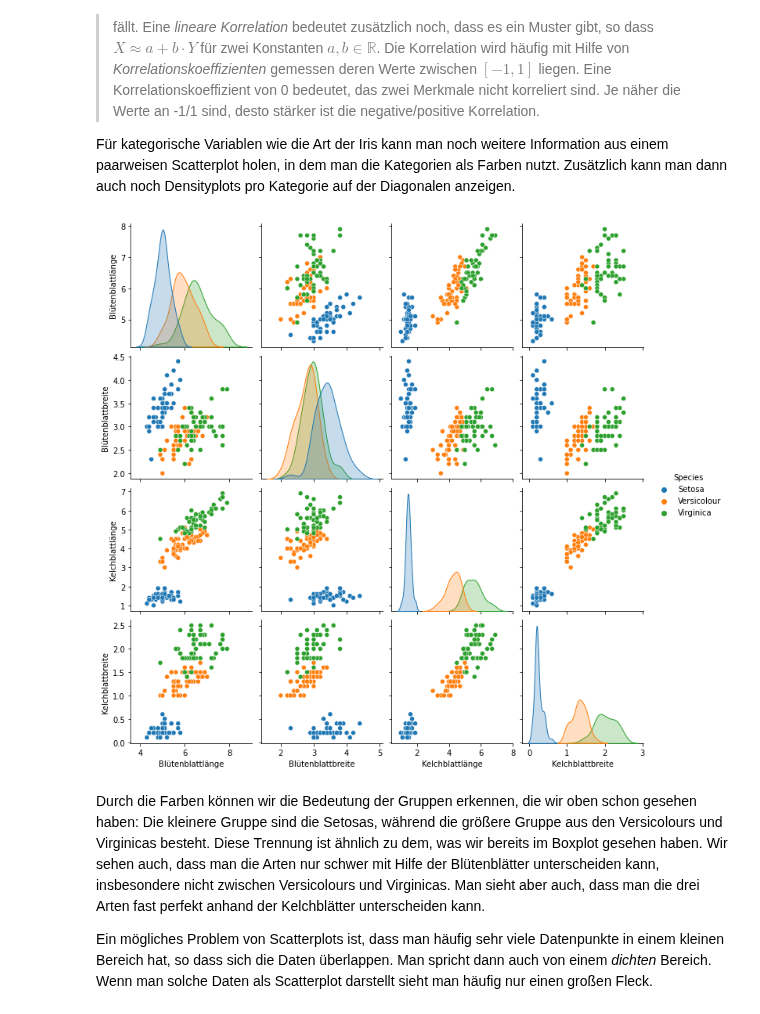
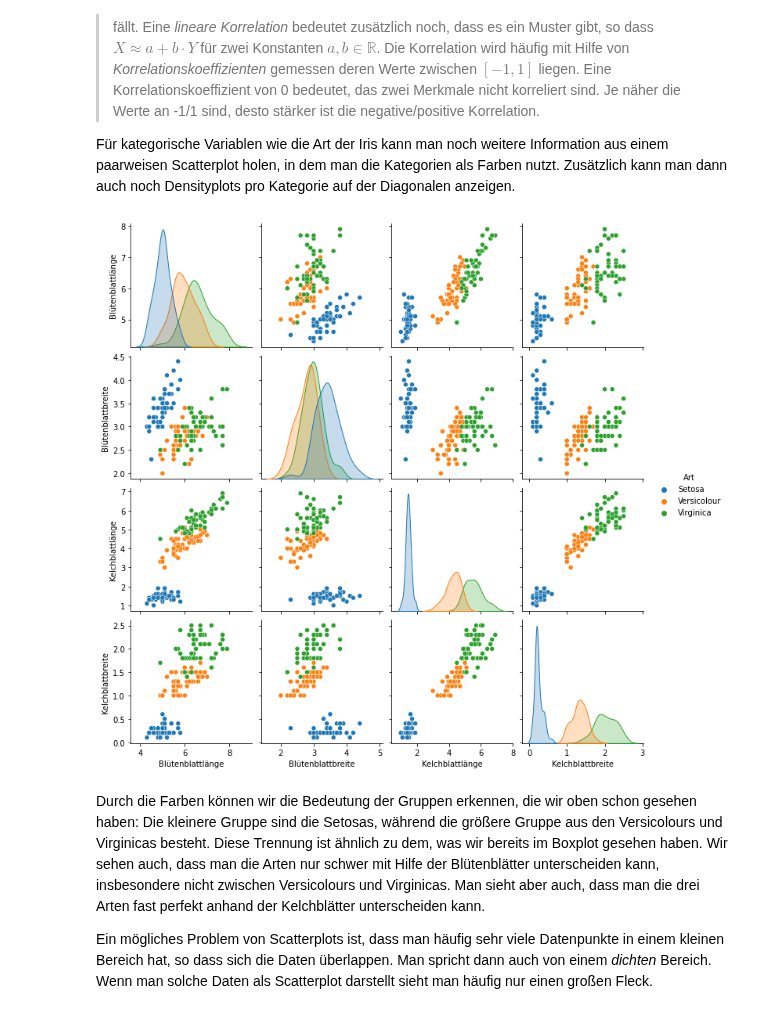
Before and after one commit to sherbold/data-science-crashkurs, a Jupyter notebook: content/chapters/kapitel_03.ipynb, the cells around one changed output. Drawn from its saved outputs; the diff is of its cells as text; code cells hidden in the pictures.

```diff
--- a/content/chapters/kapitel_03.ipynb
+++ b/content/chapters/kapitel_03.ipynb
@@ -567,12 +567,12 @@ Für kategorische Variablen wie die Art der Iris kann man noch weitere Informati
 # %%
 iris_df['Art'] = iris.target
 iris_df.loc[iris_df['Art']==0, 'Art'] = 'Setosa'
 iris_df.loc[iris_df['Art']==1, 'Art'] = 'Versicolour'
 iris_df.loc[iris_df['Art']==2, 'Art'] = 'Virginica'
-sns.pairplot(iris_df, hue='Species')
+sns.pairplot(iris_df, hue='Art')
 plt.show()
 # %% [output]
-[figure, old version]
+[figure, new version]
 # %% [markdown]
 Durch die Farben können wir die Bedeutung der Gruppen erkennen, die wir oben schon gesehen haben: Die kleinere Gruppe sind die Setosas, während die größere Gruppe aus den Versicolours und Virginicas besteht. Diese Trennung ist ähnlich zu dem, was wir bereits im Boxplot gesehen haben. Wir sehen auch, dass man die Arten nur schwer mit Hilfe der Blütenblätter unterscheiden kann, insbesondere nicht zwischen Versicolours und Virginicas. Man sieht aber auch, dass man die drei Arten fast perfekt anhand der Kelchblätter unterscheiden kann.
 
```
Also changed, not shown: parts of 4 cells of this notebook, 1 other file.
